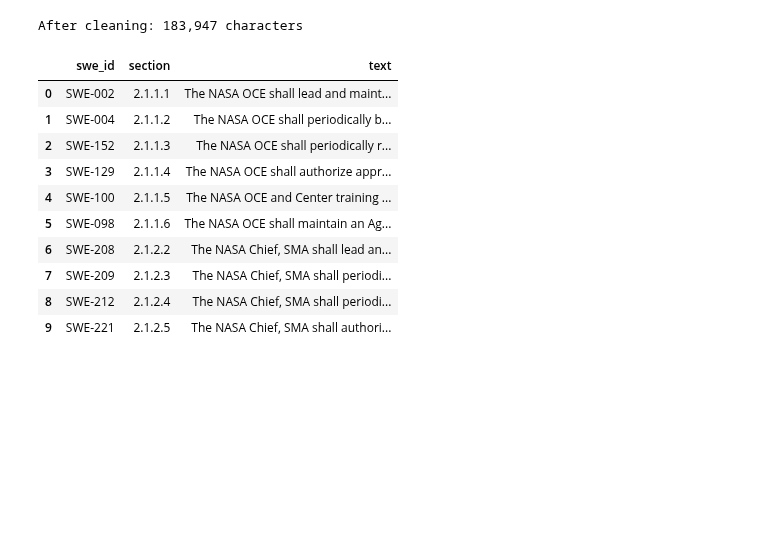
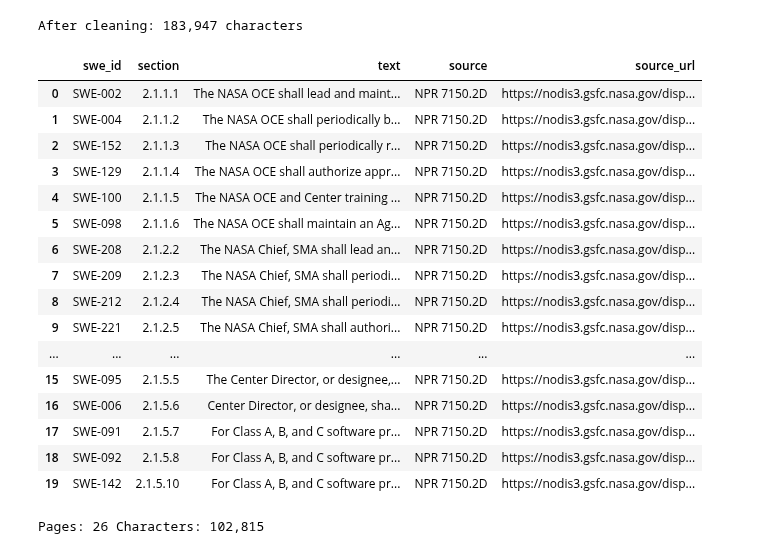
Before and after one commit to Break-Through-Tech/Aerospace-1B-compliance-copilot, a Jupyter notebook: parser.ipynb, the cells around one changed output. Drawn from its saved outputs; the diff is of its cells as text; code cells hidden in the pictures; blank space fills up the shorter version.

Commit message:
feat: add SRS PDF input and extracted relevant text

```diff
--- a/parser.ipynb
+++ b/parser.ipynb
@@ -26,6 +26,13 @@ raw = "\n".join((p.extract_text() or "") for p in reader.pages)
 print(f"Pages: {len(reader.pages)} Characters: {len(raw):,}")
 # %% [output]
 Pages: 89 Characters: 212,399
+# %%
+source_urls = {
+    "2": "https://nodis3.gsfc.nasa.gov/displayDir.cfm?Internal_ID=N_PR_7150_002D_&page_name=Chapter2",
+    "3": "https://nodis3.gsfc.nasa.gov/displayDir.cfm?Internal_ID=N_PR_7150_002D_&page_name=Chapter3",
+    "4": "https://nodis3.gsfc.nasa.gov/displayDir.cfm?Internal_ID=N_PR_7150_002D_&page_name=Chapter4",
+    "5": "https://nodis3.gsfc.nasa.gov/displayDir.cfm?Internal_ID=N_PR_7150_002D_&page_name=Chapter5"
+}
 # %%
 print(reader.pages[7].extract_text())
 # %% [output]
@@ -78,19 +85,30 @@ for m in SWE_TAG.finditer(text):
     clauses.append({"swe_id": f"SWE-{swe}", "section": section, "text": body.strip()})
     cursor = m.end()
 # %%
+#Create a DataFrame from the clauses and add a source column
 df_clauses = pd.DataFrame(clauses)
+df_clauses['source'] = "NPR 7150.2D"
+# %%
+#Add source url to the dataframe
+df_clauses['source_url'] = (df_clauses['section'].str.split('.').str[0].map(source_urls))
 # %%
-##display the first 10 rows of the dataframe
-df_clauses.head(10)
+##display the first 20 rows of the dataframe
+df_clauses.head(20)
 # %% [output]
-|  | swe_id | section | text |
-| 0 | SWE-002 | 2.1.1.1 | The NASA OCE shall lead and maint... |
-| 1 | SWE-004 | 2.1.1.2 | The NASA OCE shall periodically b... |
-| 2 | SWE-152 | 2.1.1.3 | The NASA OCE shall periodically r... |
-| 3 | SWE-129 | 2.1.1.4 | The NASA OCE shall authorize appr... |
-| 4 | SWE-100 | 2.1.1.5 | The NASA OCE and Center training ... |
-| 5 | SWE-098 | 2.1.1.6 | The NASA OCE shall maintain an Ag... |
-| 6 | SWE-208 | 2.1.2.2 | The NASA Chief, SMA shall lead an... |
-| 7 | SWE-209 | 2.1.2.3 | The NASA Chief, SMA shall periodi... |
-| 8 | SWE-212 | 2.1.2.4 | The NASA Chief, SMA shall periodi... |
-| 9 | SWE-221 | 2.1.2.5 | The NASA Chief, SMA shall authori... |
+|  | swe_id | section | text | source | source_url |
+| 0 | SWE-002 | 2.1.1.1 | The NASA OCE shall lead and maint... | NPR 7150.2D | https://nodis3.gsfc.nasa.gov/disp... |
+| 1 | SWE-004 | 2.1.1.2 | The NASA OCE shall periodically b... | NPR 7150.2D | https://nodis3.gsfc.nasa.gov/disp... |
+| 2 | SWE-152 | 2.1.1.3 | The NASA OCE shall periodically r... | NPR 7150.2D | https://nodis3.gsfc.nasa.gov/disp... |
+| 3 | SWE-129 | 2.1.1.4 | The NASA OCE shall authorize appr... | NPR 7150.2D | https://nodis3.gsfc.nasa.gov/disp... |
+| 4 | SWE-100 | 2.1.1.5 | The NASA OCE and Center training ... | NPR 7150.2D | https://nodis3.gsfc.nasa.gov/disp... |
+| 5 | SWE-098 | 2.1.1.6 | The NASA OCE shall maintain an Ag... | NPR 7150.2D | https://nodis3.gsfc.nasa.gov/disp... |
+| 6 | SWE-208 | 2.1.2.2 | The NASA Chief, SMA shall lead an... | NPR 7150.2D | https://nodis3.gsfc.nasa.gov/disp... |
+| 7 | SWE-209 | 2.1.2.3 | The NASA Chief, SMA shall periodi... | NPR 7150.2D | https://nodis3.gsfc.nasa.gov/disp... |
+| 8 | SWE-212 | 2.1.2.4 | The NASA Chief, SMA shall periodi... | NPR 7150.2D | https://nodis3.gsfc.nasa.gov/disp... |
+| 9 | SWE-221 | 2.1.2.5 | The NASA Chief, SMA shall authori... | NPR 7150.2D | https://nodis3.gsfc.nasa.gov/disp... |
+| ... | ... | ... | ... | ... | ... |
+| 15 | SWE-095 | 2.1.5.5 | The Center Director, or designee,... | NPR 7150.2D | https://nodis3.gsfc.nasa.gov/disp... |
+| 16 | SWE-006 | 2.1.5.6 | Center Director, or designee, sha... | NPR 7150.2D | https://nodis3.gsfc.nasa.gov/disp... |
+| 17 | SWE-091 | 2.1.5.7 | For Class A, B, and C software pr... | NPR 7150.2D | https://nodis3.gsfc.nasa.gov/disp... |
+| 18 | SWE-092 | 2.1.5.8 | For Class A, B, and C software pr... | NPR 7150.2D | https://nodis3.gsfc.nasa.gov/disp... |
+| 19 | SWE-142 | 2.1.5.10 | For Class A, B, and C software pr... | NPR 7150.2D | https://nodis3.gsfc.nasa.gov/disp... |
@@ -96,0 +119,6 @@ df_clauses.head(10)
+# %%
+# Extract text from the SRS PDF and count the number of pages and characters
+raw1 = "\n".join((p.extract_text() or "") for p in reader1.pages)
+print(f"Pages: {len(reader1.pages)} Characters: {len(raw1):,}")
+# %% [output]
+Pages: 26 Characters: 102,815
```
Also changed, not shown: parts of 9 cells of this notebook, 3 other files.
